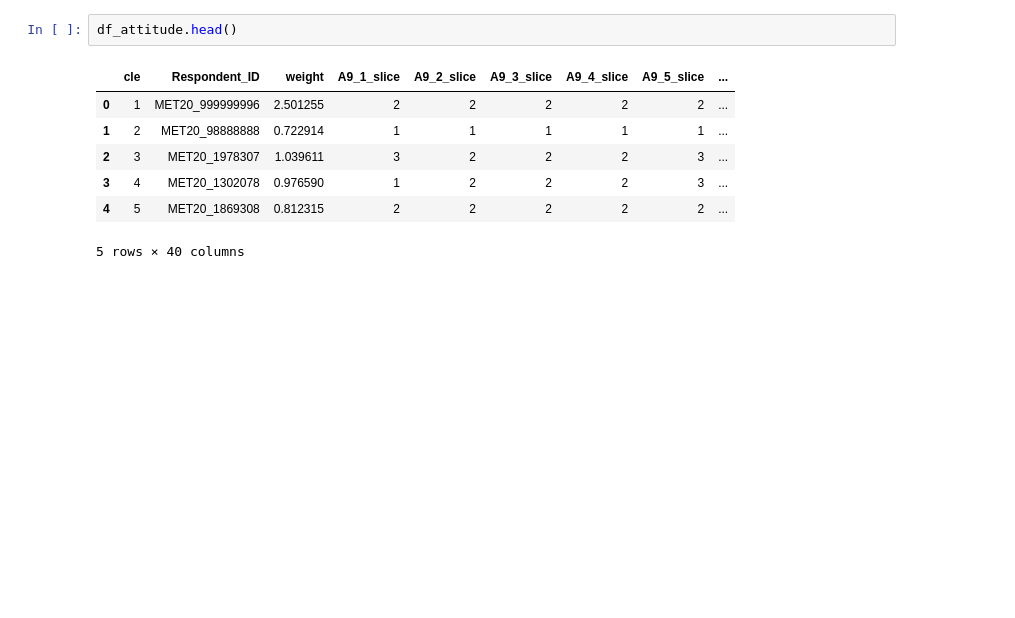
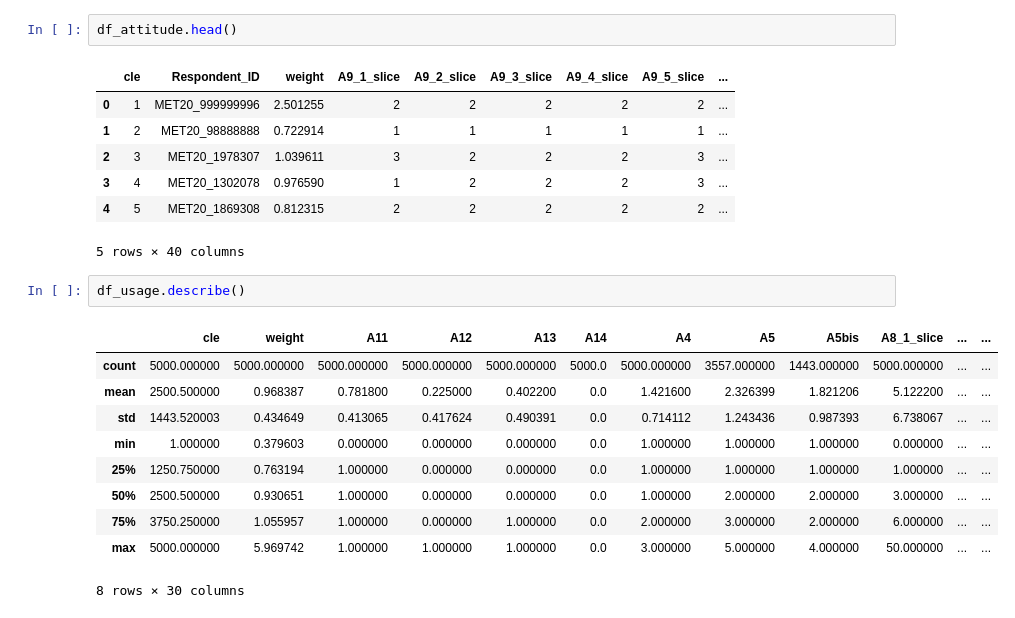
Before and after one commit to Coartix/Kantar, a Jupyter notebook: Observation.ipynb, the cells around one changed output. Saved outputs shown, nothing was run; the diff lists cells and outputs as text; blank space fills up the shorter version.

```diff
--- a/Observation.ipynb
+++ b/Observation.ipynb
@@ -40,3 +58,16 @@ df_attitude.head()
 | 3 | 4 | MET20_1302078 | 0.976590 | 1 | 2 | 2 | 2 | 3 | ... |
 | 4 | 5 | MET20_1869308 | 0.812315 | 2 | 2 | 2 | 2 | 2 | ... |
 5 rows × 40 columns
+# %%
+df_usage.describe()
+# %% [output]
+|  | cle | weight | A11 | A12 | A13 | A14 | A4 | A5 | A5bis | A8_1_slice | ... | ... |
+| count | 5000.000000 | 5000.000000 | 5000.000000 | 5000.000000 | 5000.000000 | 5000.0 | 5000.000000 | 3557.000000 | 1443.000000 | 5000.000000 | ... | ... |
+| mean | 2500.500000 | 0.968387 | 0.781800 | 0.225000 | 0.402200 | 0.0 | 1.421600 | 2.326399 | 1.821206 | 5.122200 | ... | ... |
+| std | 1443.520003 | 0.434649 | 0.413065 | 0.417624 | 0.490391 | 0.0 | 0.714112 | 1.243436 | 0.987393 | 6.738067 | ... | ... |
+| min | 1.000000 | 0.379603 | 0.000000 | 0.000000 | 0.000000 | 0.0 | 1.000000 | 1.000000 | 1.000000 | 0.000000 | ... | ... |
+| 25% | 1250.750000 | 0.763194 | 1.000000 | 0.000000 | 0.000000 | 0.0 | 1.000000 | 1.000000 | 1.000000 | 1.000000 | ... | ... |
+| 50% | 2500.500000 | 0.930651 | 1.000000 | 0.000000 | 0.000000 | 0.0 | 1.000000 | 2.000000 | 2.000000 | 3.000000 | ... | ... |
+| 75% | 3750.250000 | 1.055957 | 1.000000 | 0.000000 | 1.000000 | 0.0 | 2.000000 | 3.000000 | 2.000000 | 6.000000 | ... | ... |
+| max | 5000.000000 | 5.969742 | 1.000000 | 1.000000 | 1.000000 | 0.0 | 3.000000 | 5.000000 | 4.000000 | 50.000000 | ... | ... |
+8 rows × 30 columns
```
Also changed, not shown: parts of 6 cells of this notebook.
